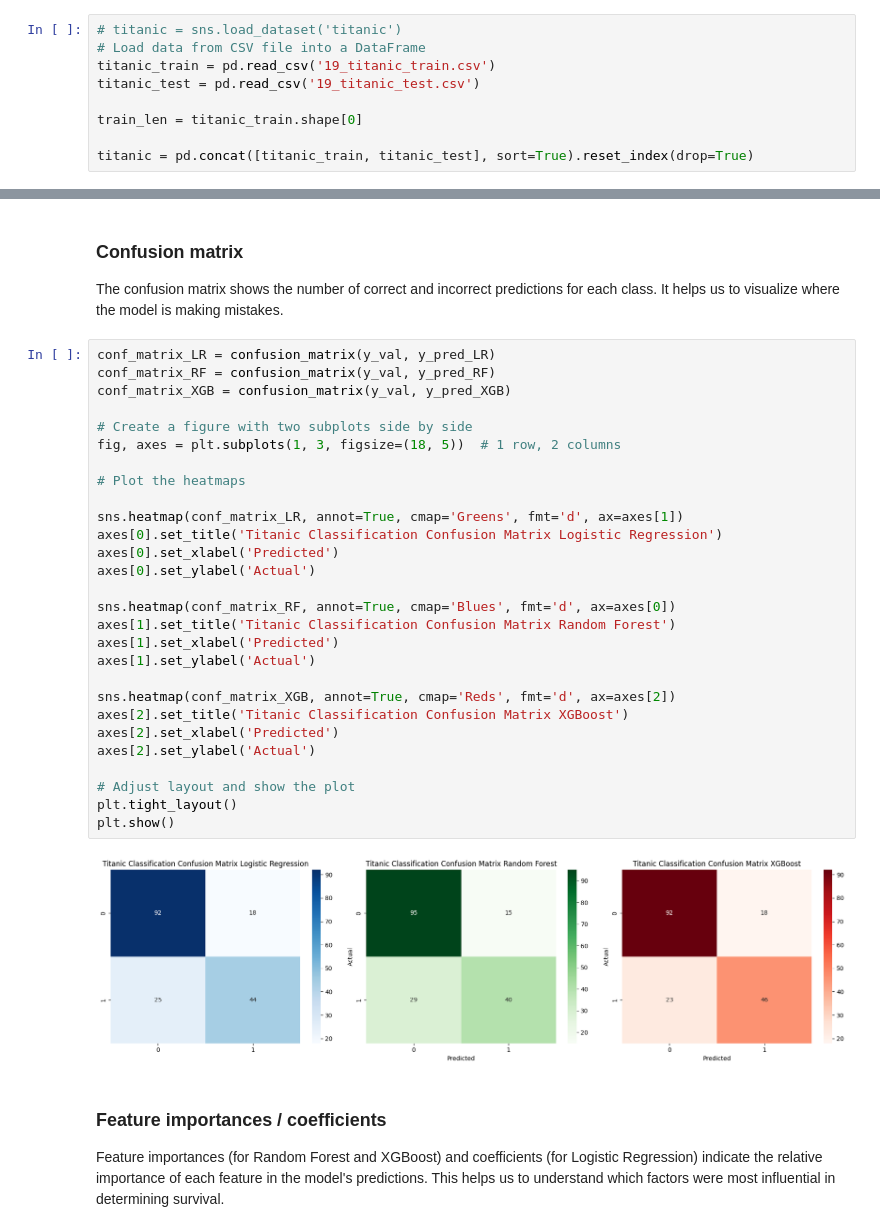
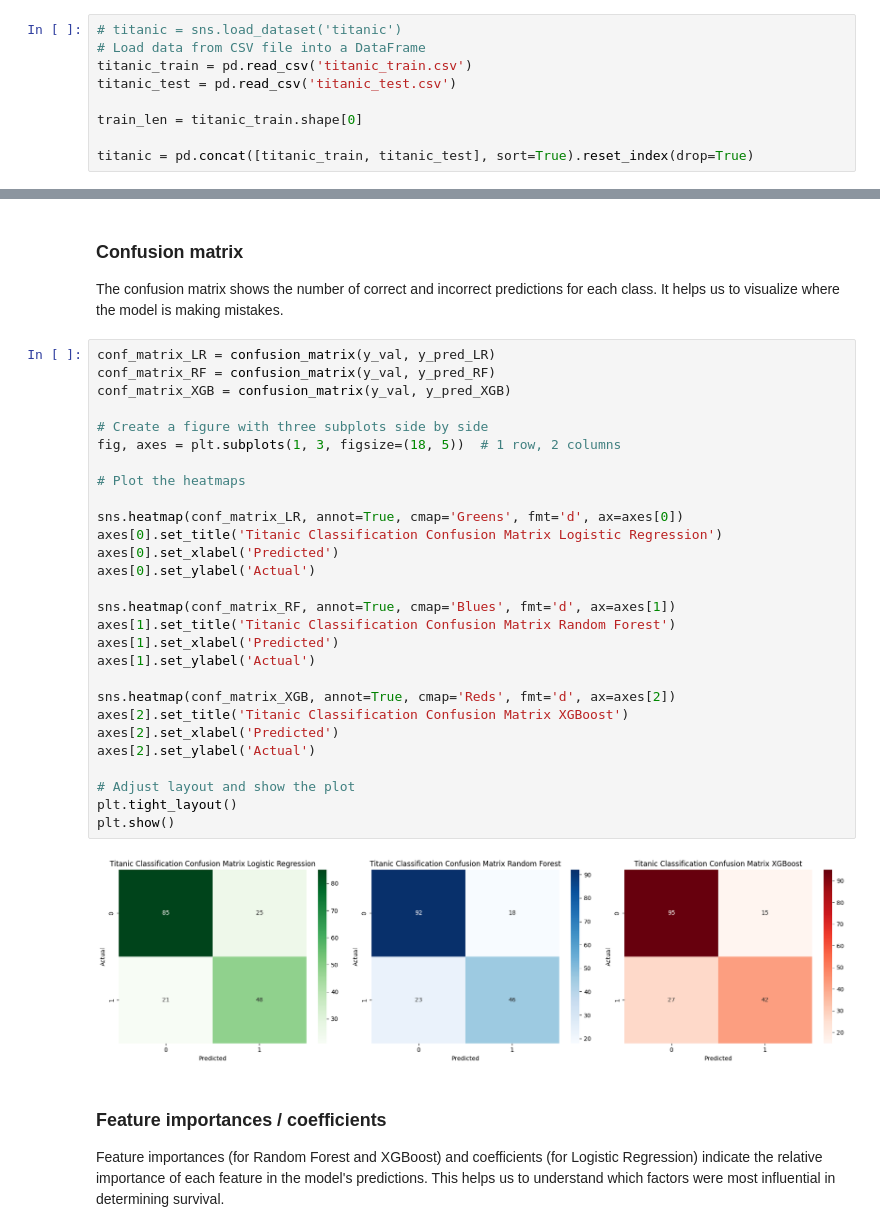
Before and after one commit to isi22/IBM_AI_Engineering_Professional_Certificate, a Jupyter notebook: Titanic_Survival_Prediction.ipynb, the cells around one changed output, grey strips where cells are left out. Drawn from its saved outputs; the diff is of its cells as text.

```diff
--- a/Titanic_Survival_Prediction.ipynb
+++ b/Titanic_Survival_Prediction.ipynb
@@ -111,8 +111,8 @@ We load the training and test datasets using pandas. These datasets were downloa
 # %%
 # titanic = sns.load_dataset('titanic')
 # Load data from CSV file into a DataFrame
-titanic_train = pd.read_csv('19_titanic_train.csv')
-titanic_test = pd.read_csv('19_titanic_test.csv')
+titanic_train = pd.read_csv('titanic_train.csv')
+titanic_test = pd.read_csv('titanic_test.csv')
 
 train_len = titanic_train.shape[0]
 
@@ -768,33 +768,33 @@ The confusion matrix shows the number of correct and incorrect predictions for e
 # %%
 conf_matrix_LR = confusion_matrix(y_val, y_pred_LR)
 conf_matrix_RF = confusion_matrix(y_val, y_pred_RF)
 conf_matrix_XGB = confusion_matrix(y_val, y_pred_XGB)
 
-# Create a figure with two subplots side by side
+# Create a figure with three subplots side by side
 fig, axes = plt.subplots(1, 3, figsize=(18, 5))  # 1 row, 2 columns
 
 # Plot the heatmaps
 
-sns.heatmap(conf_matrix_LR, annot=True, cmap='Greens', fmt='d', ax=axes[1])
+sns.heatmap(conf_matrix_LR, annot=True, cmap='Greens', fmt='d', ax=axes[0])
 axes[0].set_title('Titanic Classification Confusion Matrix Logistic Regression')
 axes[0].set_xlabel('Predicted')
 axes[0].set_ylabel('Actual')
 
-sns.heatmap(conf_matrix_RF, annot=True, cmap='Blues', fmt='d', ax=axes[0])
+sns.heatmap(conf_matrix_RF, annot=True, cmap='Blues', fmt='d', ax=axes[1])
 axes[1].set_title('Titanic Classification Confusion Matrix Random Forest')
 axes[1].set_xlabel('Predicted')
 axes[1].set_ylabel('Actual')
 
 sns.heatmap(conf_matrix_XGB, annot=True, cmap='Reds', fmt='d', ax=axes[2])
 axes[2].set_title('Titanic Classification Confusion Matrix XGBoost')
 axes[2].set_xlabel('Predicted')
 axes[2].set_ylabel('Actual')
 
 # Adjust layout and show the plot
 plt.tight_layout()
 plt.show()
 # %% [output]
-[figure, old version]
+[figure, new version]
 # %% [markdown]
 ### Feature importances / coefficients
 
```
Also changed, not shown: parts of 13 cells of this notebook.
